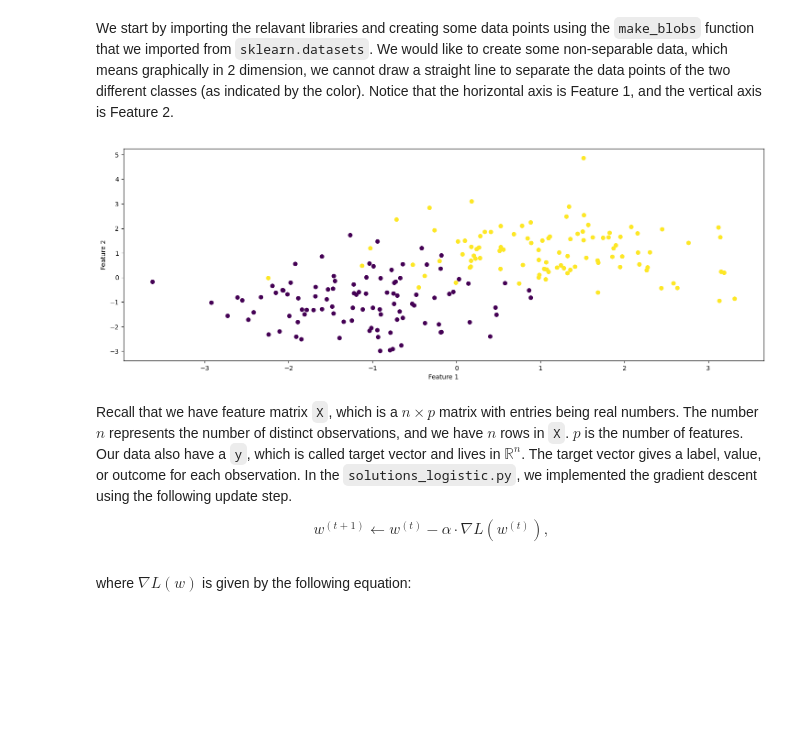
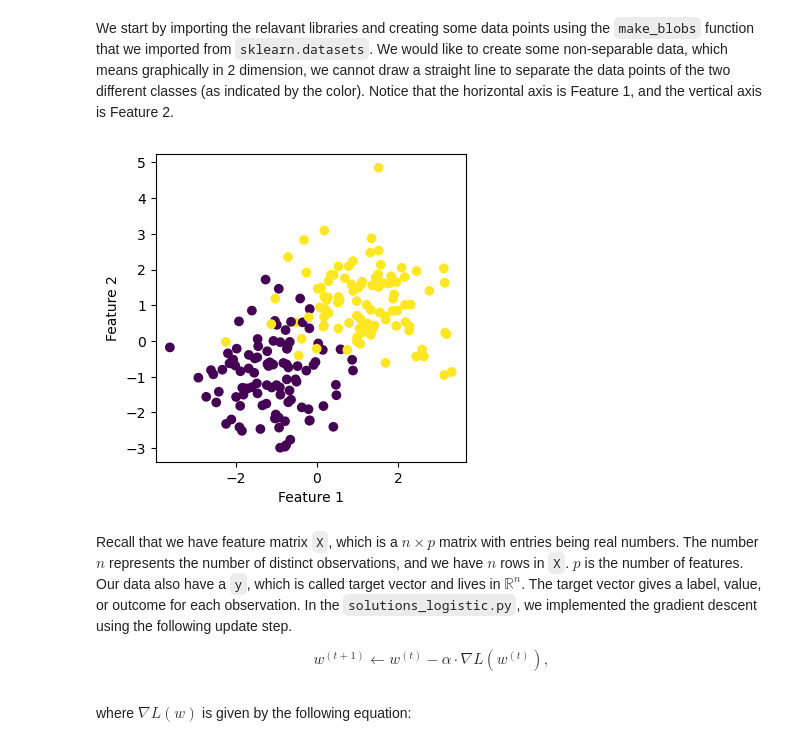
Before and after one commit to Xianzhiwang1/CS0451-page-site, a Jupyter notebook: posts/my-blog-post-02-gradient-descent/index.ipynb, the cells around one changed output. Drawn from its saved outputs; the diff is of its cells as text; code cells hidden in the pictures; blank space fills up the shorter version.

```diff
--- a/posts/my-blog-post-02-gradient-descent/index.ipynb
+++ b/posts/my-blog-post-02-gradient-descent/index.ipynb
@@ -73,21 +73,21 @@ We start by importing the relavant libraries and creating some data points using
 # %%
 from sklearn.datasets import make_blobs
 from matplotlib import pyplot as plt
-plt.rcParams["figure.figsize"] = (18, 6)
+plt.rcParams["figure.figsize"] = (4,4)
 
 import numpy as np
 np.random.seed(42)
 np.seterr(all='ignore')
 
 # make the data
 p_features = 3
 X, y = make_blobs(n_samples = 200, n_features = p_features - 1, centers = [(-1, -1), (1, 1)])
 
 fig = plt.scatter(X[:,0], X[:,1], c = y)
 xlab = plt.xlabel("Feature 1")
 ylab = plt.ylabel("Feature 2")
 # %% [output]
-[figure, old version]
+[figure, new version]
 # %% [markdown]
 Recall that we have feature matrix `X`, which is a $n\times p$ matrix with entries being real numbers. The number $n$ represents the number of distinct observations, and we have $n$ rows in `X`. $p$ is the number of features. Our data also have a `y`, which is called target vector and lives in $\mathbb{R}^n$. The target vector gives a label, value, or outcome for each observation. In the `solutions_logistic.py`, we implemented the gradient descent using the following update step.
 
```
Also changed, not shown: parts of 1 cell of this notebook, 8 other files.
